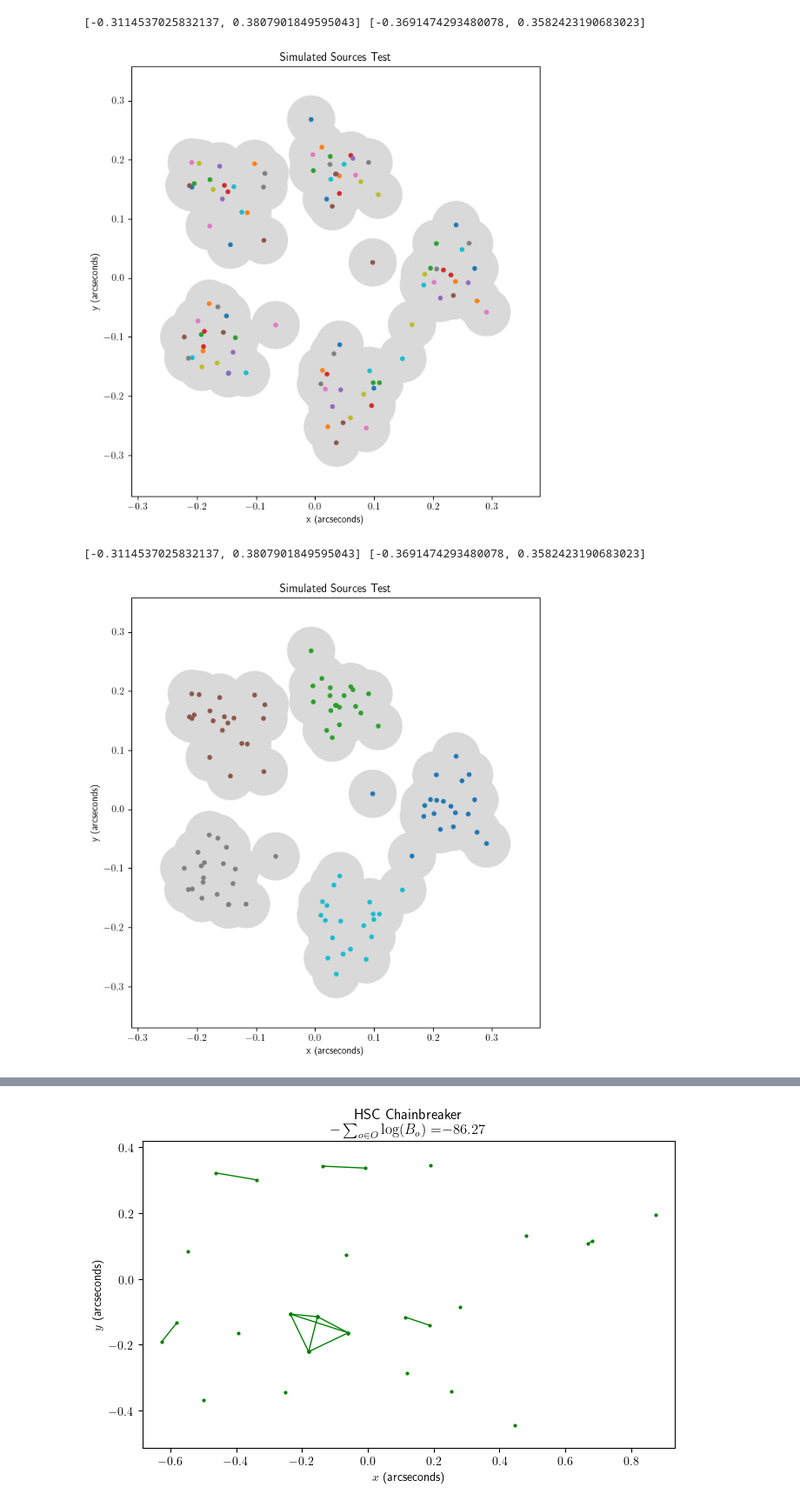
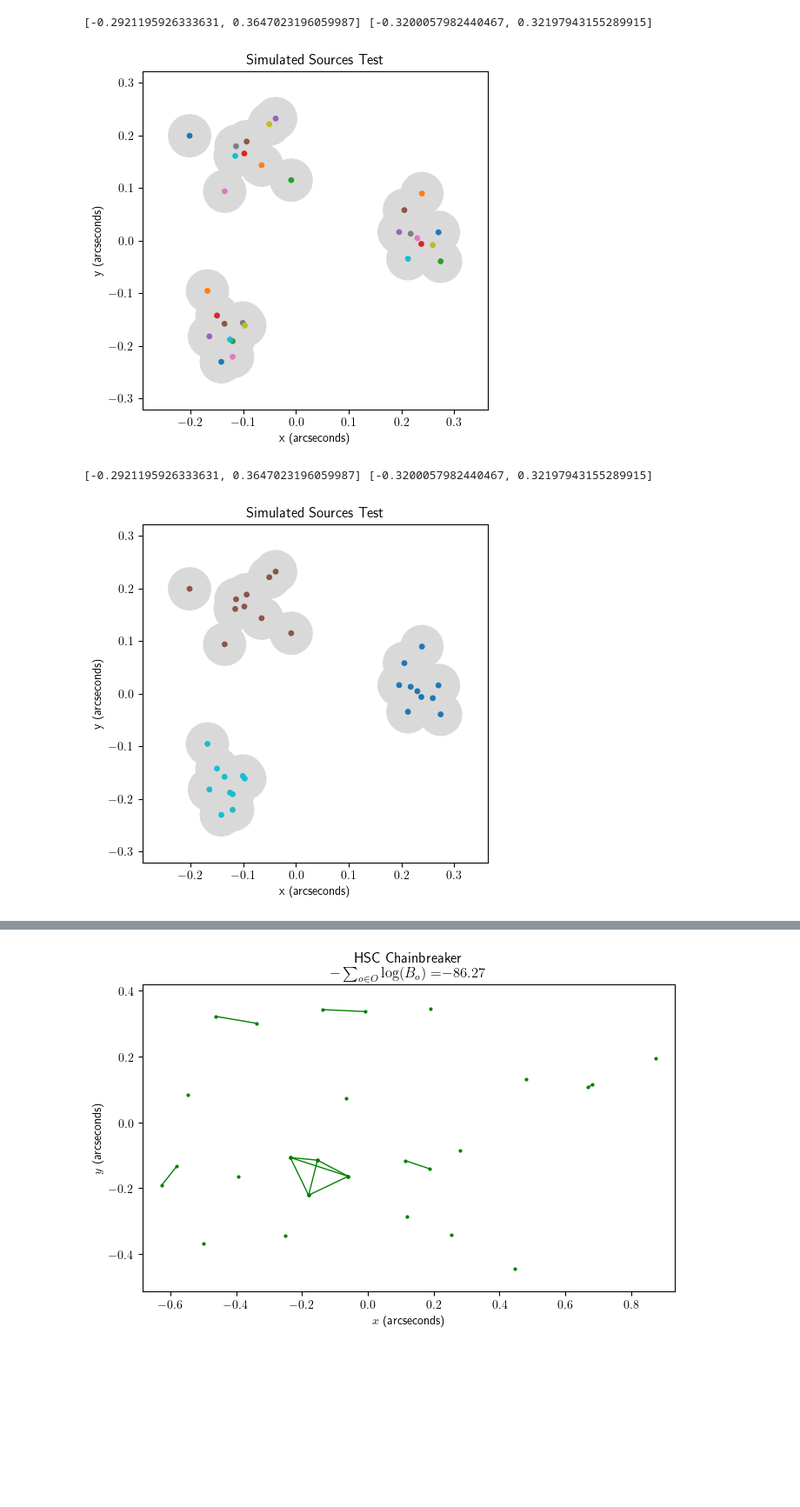
Before and after one commit to jacobf18/astronomical-matching, a Jupyter notebook: benchmark.ipynb, the cells around one changed output, grey strips where cells are left out. Shown at 87% size. Cells and saved outputs as stored; diff of their text form; code cells hidden in the pictures; blank space fills up the shorter version.

```diff
--- a/benchmark.ipynb
+++ b/benchmark.ipynb
@@ -24,7 +24,7 @@ from collections import defaultdict
 plt.rcParams['text.usetex'] = True
 # %%
 def plot_data(data_df: pd.DataFrame, title: str, out: str = None):
-    plt.figure(figsize=(7,7))
+    # plt.figure(figsize=(7,7))
 
     ax = plt.gca()
     plt.title(title)
@@ -67,7 +67,7 @@ def plot_data(data_df: pd.DataFrame, title: str, out: str = None):
 
     plt.show()
 
-    plt.figure(figsize=(7,7))
+    # plt.figure(figsize=(7,7))
 
     ax = plt.gca()
     plt.title(title)
@@ -139,12 +139,12 @@ def plot_lined(labels, data_df):
 # plot_data(df2, "HSC Sources with 20 Catalogs and 20 Sources", out="figures/sources_6000160767697.eps")
 # plot_data(df3, "HSC Sources from 8 Catalogs", out="figures/sources_4000710334517.eps")
 # %%
-df = simulate_objects_on_circle(0.04, 0.2, num_objects=5, num_sources = 20, seed = 0)
+df = simulate_objects_on_circle(0.04, 0.2, num_objects=3, num_sources = 10, seed = 0)
 
 plot_data(df, title = "Simulated Sources Test", out = None)
 # %% [output]
-[-0.3114537025832137, 0.3807901849595043] [-0.3691474293480078, 0.3582423190683023]
+[-0.2921195926333631, 0.3647023196059987] [-0.3200057982440467, 0.32197943155289915]
-[figure, old version]
+[figure, new version]
-[-0.3114537025832137, 0.3807901849595043] [-0.3691474293480078, 0.3582423190683023]
+[-0.2921195926333631, 0.3647023196059987] [-0.3200057982440467, 0.32197943155289915]
-[figure, old version]
+[figure, new version]
 # %%
```
Also changed, not shown: parts of 10 cells of this notebook, 11 other files.
